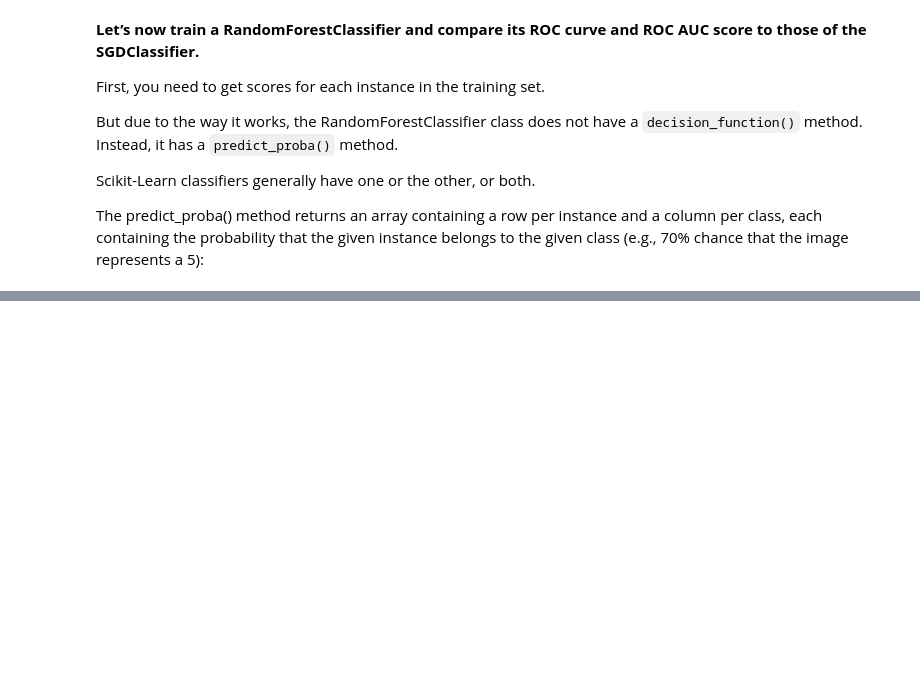
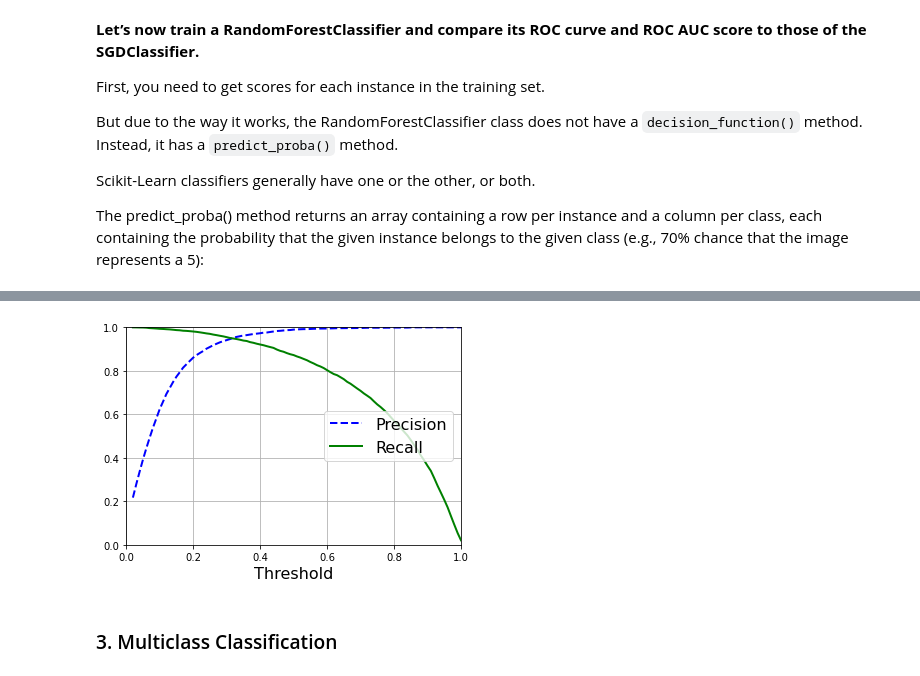
Before and after one commit to hoadcoder/SundayLearning, a Jupyter notebook: notebooks/content/19_classification.ipynb, the cells around one changed output, grey strips where cells are left out. Drawn from its saved outputs; the diff is of its cells as text; code cells hidden in the pictures; blank space fills up the shorter version.

```diff
--- a/notebooks/content/19_classification.ipynb
+++ b/notebooks/content/19_classification.ipynb
@@ -380,0 +405,8 @@ KeyboardInterrupt:
+# %%
+precisions_forest, recalls_forest, thresholds_forest = precision_recall_curve(y_train_5, y_scores_forest)
+
+plot_precision_recall_vs_threshold(precisions_forest, recalls_forest, thresholds_forest, lims=[0, 1, 0, 1])
+# %% [output]
+[figure, added]
+# %% [markdown]
+### 3. Multiclass Classification
```
Also changed, not shown: parts of 15 cells of this notebook, 2 other files.
